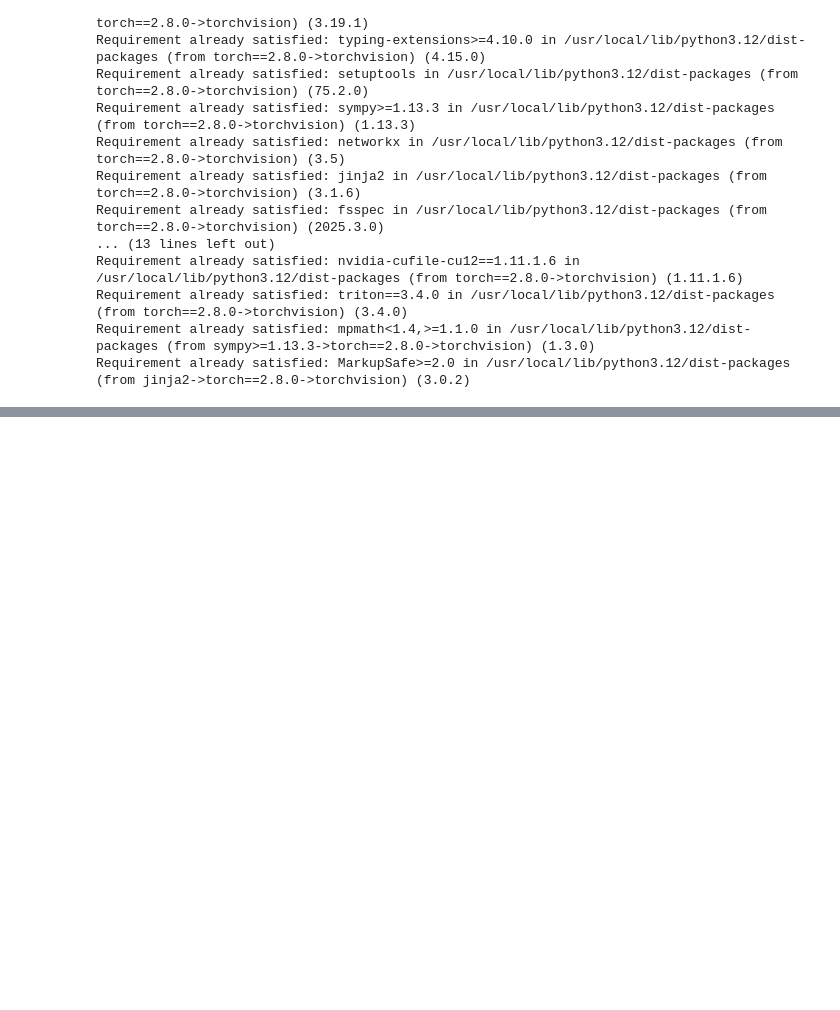
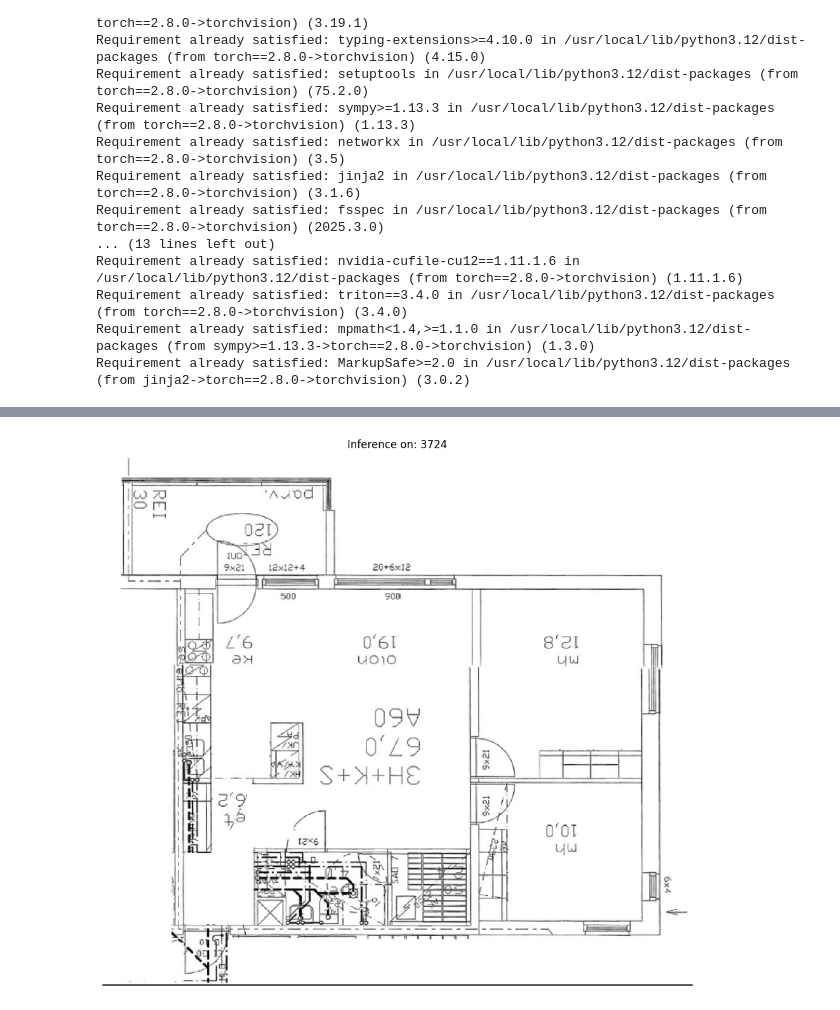
Before and after one commit to anuvarma10/floorplan-staicase-segmentation-FASTER-R-CNN, a Jupyter notebook: website/docs/tutorial/code-executors.ipynb, the cells around one changed output, grey strips where cells are left out. Cells and saved outputs as stored; diff of their text form; code cells hidden in the pictures; blank space fills up the shorter version.

```diff
--- a/website/docs/tutorial/code-executors.ipynb
+++ b/website/docs/tutorial/code-executors.ipynb
@@ -158,0 +549,38 @@ If you want or need to use an HTML parser on this document, you can make this wa
+# %%
+from detectron2.engine import DefaultPredictor
+from detectron2.config import get_cfg
+from detectron2 import model_zoo
+from detectron2.utils.visualizer import Visualizer
+from detectron2.data import MetadataCatalog
+import cv2, os, random
+import matplotlib.pyplot as plt
+
+# Load trained model
+cfg = get_cfg()
+cfg.merge_from_file(model_zoo.get_config_file("COCO-Detection/faster_rcnn_R_50_FPN_3x.yaml"))
+cfg.MODEL.WEIGHTS = "/content/drive/MyDrive/cubicasa_checkpoints/model_final.pth"
+cfg.MODEL.ROI_HEADS.SCORE_THRESH_TEST = 0.5
+cfg.MODEL.ROI_HEADS.NUM_CLASSES = len(category_map)
+cfg.MODEL.DEVICE = "cpu"
+
+predictor = DefaultPredictor(cfg)
+
+# Pick a random image
+base_dir = "/content/cubicasa_dataset/cubicasa5k/high_quality_architectural/"
+folder = random.choice(os.listdir(base_dir))
+image_path = os.path.join(base_dir, folder, "F1_scaled.png")
+image = cv2.imread(image_path)
+
+# Run inference
+outputs = predictor(image)
+
+# Visualize
+v = Visualizer(image[:, :, ::-1], MetadataCatalog.get("cubicasa_val"), scale=1.0)
+out = v.draw_instance_predictions(outputs["instances"].to("cpu"))
+
+plt.figure(figsize=(12, 12))
+plt.imshow(out.get_image())
+plt.axis("off")
+plt.title(f"Inference on: {folder}")
+plt.show()
+# %% [output]
@@ -158,0 +588 @@ If you want or need to use an HTML parser on this document, you can make this wa
+[figure, added]
```
Also changed, not shown: parts of 17 cells of this notebook.
